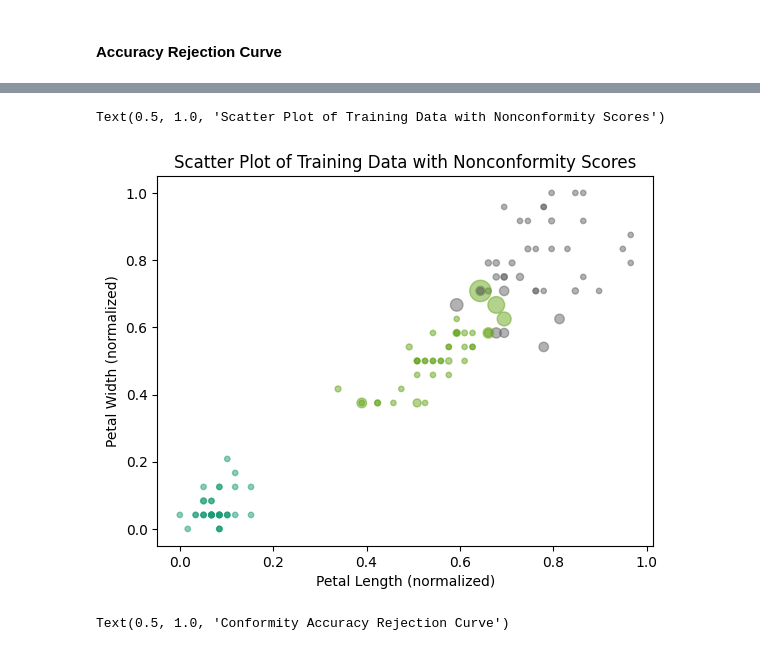
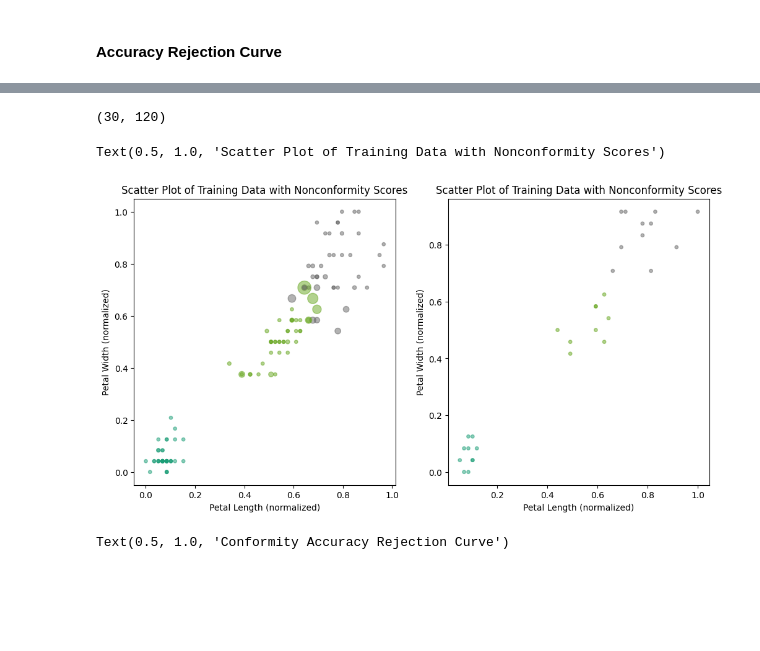
Before and after one commit to jakerhodes/RF-GAP-Python, a Jupyter notebook: demo.ipynb, the cells around one changed output, grey strips where cells are left out. Saved outputs shown, nothing was run; the diff lists cells and outputs as text; code cells hidden in the pictures; blank space fills up the shorter version.

```diff
--- a/demo.ipynb
+++ b/demo.ipynb
@@ -89,12 +97,26 @@ array([11.04363415, 11.04363415, 11.04363415, 11.04363415, 11.04363415,
+# %%
+rf.test_proximities.shape
+# %% [output]
+(30, 120)
 # %%
-plt.scatter(x_train[:, 2], x_train[:, 3], c=y_train, cmap='Dark2',
+fig, ax = plt.subplots(1, 2, figsize=(12, 6))
+
+
+ax[0].scatter(x_train[:, 2], x_train[:, 3], c=y_train, cmap='Dark2',
             s=rf.nonconformity_scores * 20 + 15, alpha=0.5)
-plt.xlabel('Petal Length (normalized)')
-plt.ylabel('Petal Width (normalized)')
-plt.title('Scatter Plot of Training Data with Nonconformity Scores')
+ax[0].set_xlabel('Petal Length (normalized)')
+ax[0].set_ylabel('Petal Width (normalized)')
+ax[0].set_title('Scatter Plot of Training Data with Nonconformity Scores')
+
+
+ax[1].scatter(x_test[:, 2], x_test[:, 3], c = y_test, cmap='Dark2',
+            s=rf.nonconformity_scores_test * 20 + 15, alpha=0.5)
+ax[1].set_xlabel('Petal Length (normalized)')
+ax[1].set_ylabel('Petal Width (normalized)')
+ax[1].set_title('Scatter Plot of Training Data with Nonconformity Scores')
 # %% [output]
 Text(0.5, 1.0, 'Scatter Plot of Training Data with Nonconformity Scores')
-[figure, old version]
+[figure, new version]
 # %%
 sns.lineplot(x=rf.conformity_n_drop, y=rf.conformity_accuracy_drop)
 plt.xlabel('Number of Dropped Points')
```
Also changed, not shown: parts of 6 cells of this notebook.
